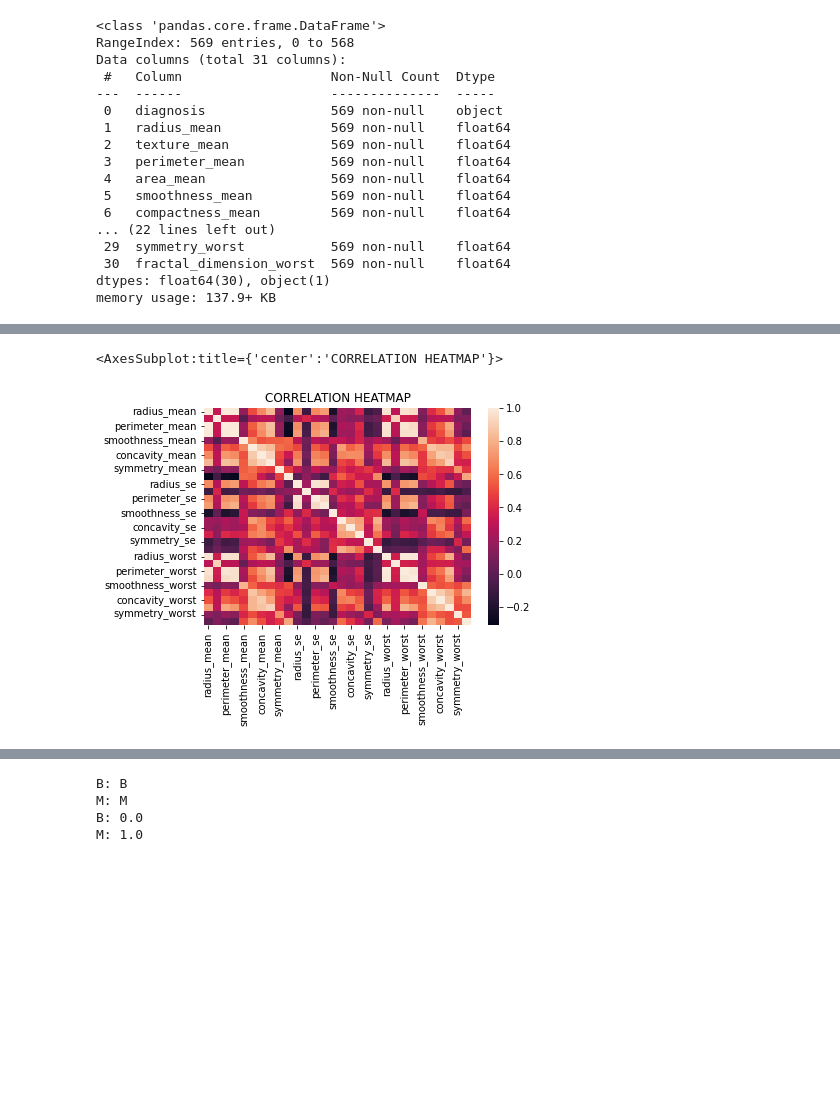
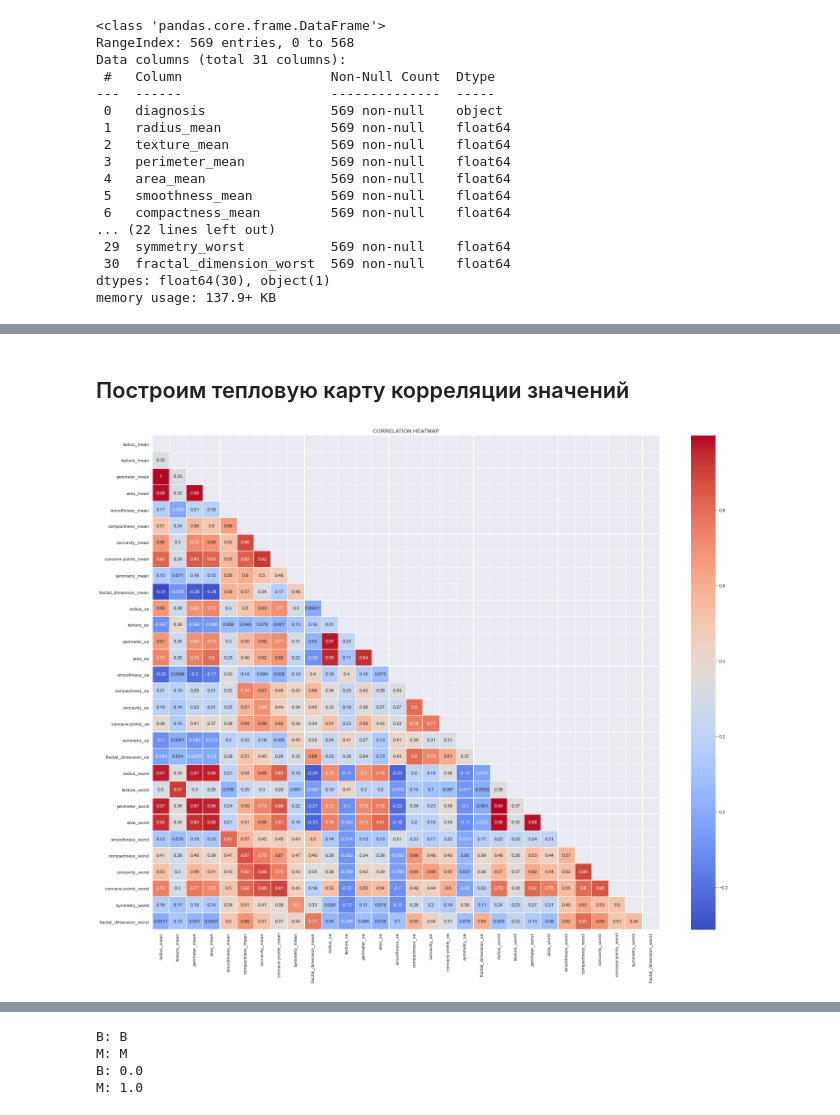
Before and after one commit to GluKhovKirill/NN_BreastCancer, a Jupyter notebook: main.ipynb, the cells around one changed output, grey strips where cells are left out. Cells and saved outputs as stored; diff of their text form; code cells hidden in the pictures; blank space fills up the shorter version.

```diff
--- a/main.ipynb
+++ b/main.ipynb
@@ -73,6 +73,9 @@ sns.scatterplot(data=df,x='radius_mean',y='texture_mean',hue='diagnosis')
-# %%
-plt.title("CORRELATION HEATMAP")
-sns.heatmap(df.corr())
-# %% [output]
-<AxesSubplot:title={'center':'CORRELATION HEATMAP'}>
-[figure, removed]
+# %% [markdown]
+## Построим тепловую карту корреляции значений
+# %%
+plt.figure(figsize=(25, 20))
+plt.title("CORRELATION HEATMAP")
+matrix = np.triu(df.corr())
+sns.heatmap(df.corr(), annot=True, linewidth=.25, mask=matrix, cmap="coolwarm");
+# %% [output]
+[figure, added]
```
Also changed, not shown: parts of 25 cells of this notebook, 1 other file.
